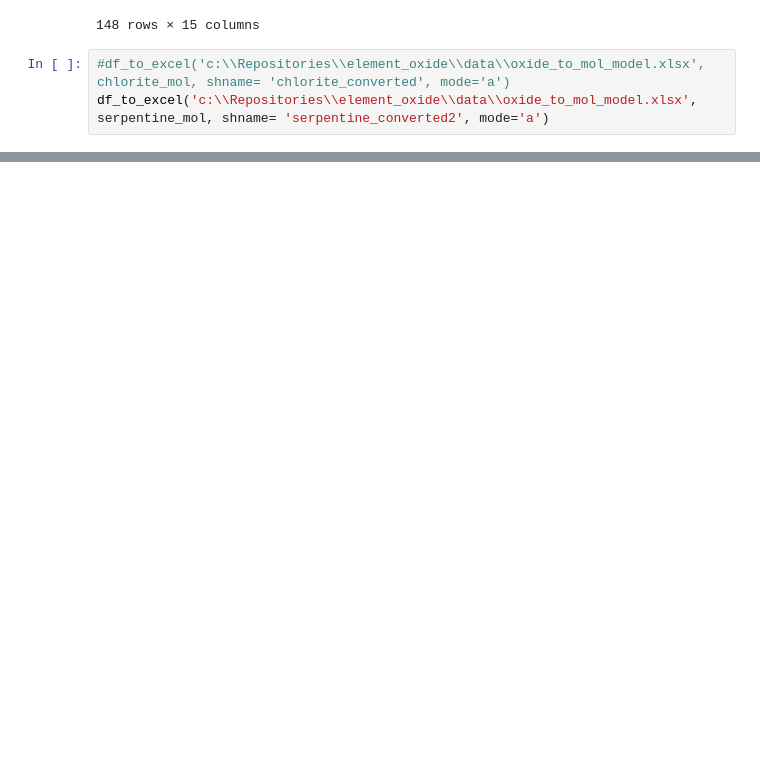
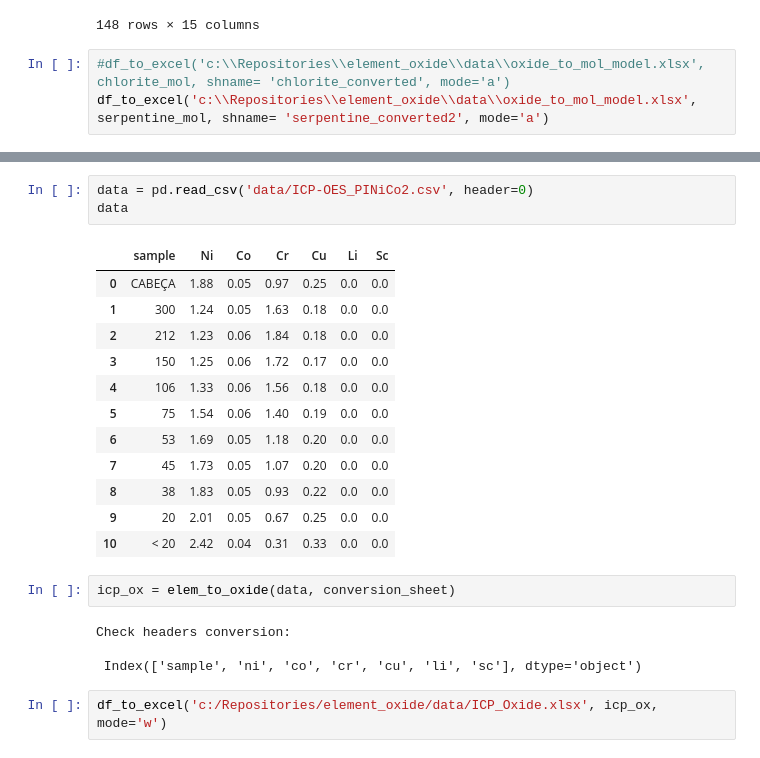
Before and after one commit to mattlamachado/Element_Oxide_Conversor, a Jupyter notebook: element_oxide_conversor_1.1.ipynb, the cells around one changed output, grey strips where cells are left out. Drawn from its saved outputs; the diff is of its cells as text; blank space fills up the shorter version.

Commit message:
openpyxl bug ICP data

```diff
--- a/element_oxide_conversor_1.1.ipynb
+++ b/element_oxide_conversor_1.1.ipynb
@@ -495,0 +516,24 @@ df_to_excel('c:\\Repositories\\element_oxide\\data\\oxide_to_mol_model.xlsx', se
+# %%
+data = pd.read_csv('data/ICP-OES_PINiCo2.csv', header=0)
+data
+# %% [output]
+|  | sample | Ni | Co | Cr | Cu | Li | Sc |
+| 0 | CABEÇA | 1.88 | 0.05 | 0.97 | 0.25 | 0.0 | 0.0 |
+| 1 | 300 | 1.24 | 0.05 | 1.63 | 0.18 | 0.0 | 0.0 |
+| 2 | 212 | 1.23 | 0.06 | 1.84 | 0.18 | 0.0 | 0.0 |
+| 3 | 150 | 1.25 | 0.06 | 1.72 | 0.17 | 0.0 | 0.0 |
+| 4 | 106 | 1.33 | 0.06 | 1.56 | 0.18 | 0.0 | 0.0 |
+| 5 | 75 | 1.54 | 0.06 | 1.40 | 0.19 | 0.0 | 0.0 |
+| 6 | 53 | 1.69 | 0.05 | 1.18 | 0.20 | 0.0 | 0.0 |
+| 7 | 45 | 1.73 | 0.05 | 1.07 | 0.20 | 0.0 | 0.0 |
+| 8 | 38 | 1.83 | 0.05 | 0.93 | 0.22 | 0.0 | 0.0 |
+| 9 | 20 | 2.01 | 0.05 | 0.67 | 0.25 | 0.0 | 0.0 |
+| 10 | < 20 | 2.42 | 0.04 | 0.31 | 0.33 | 0.0 | 0.0 |
+# %%
+icp_ox = elem_to_oxide(data, conversion_sheet)
+# %% [output]
+Check headers conversion:
+
+ Index(['sample', 'ni', 'co', 'cr', 'cu', 'li', 'sc'], dtype='object')
+# %%
+df_to_excel('c:/Repositories/element_oxide/data/ICP_Oxide.xlsx', icp_ox, mode='w')
```
Also changed, not shown: parts of 3 cells of this notebook, 2 other files.
